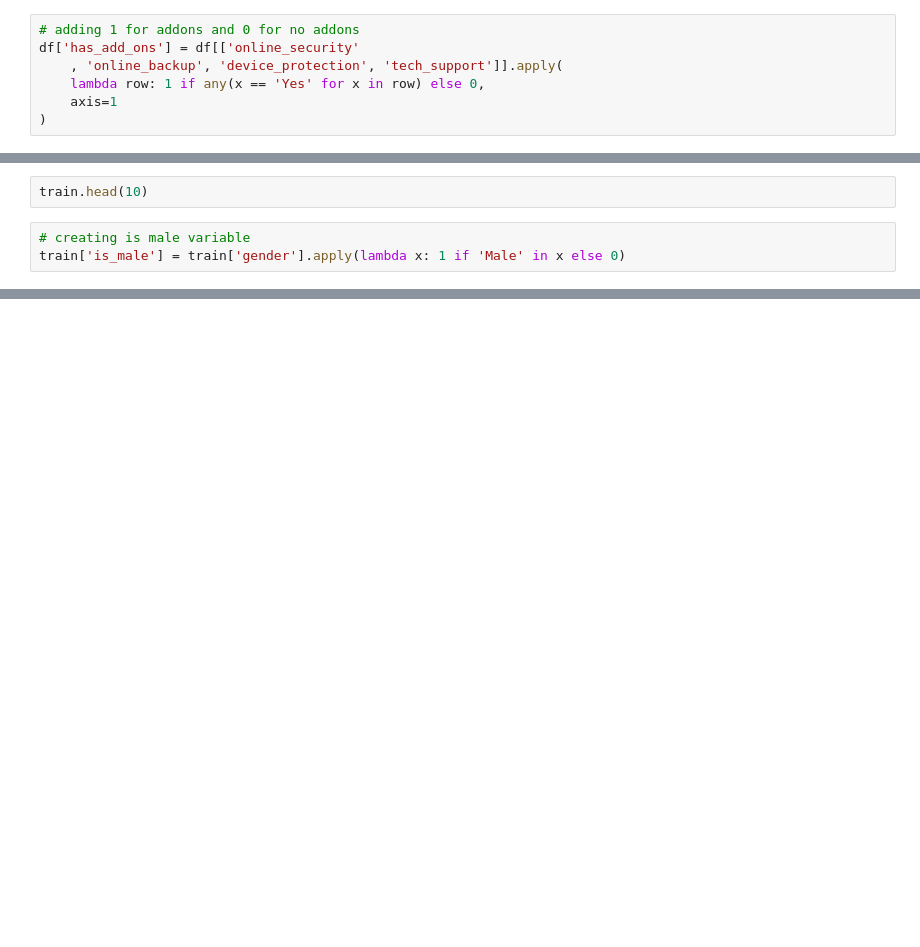
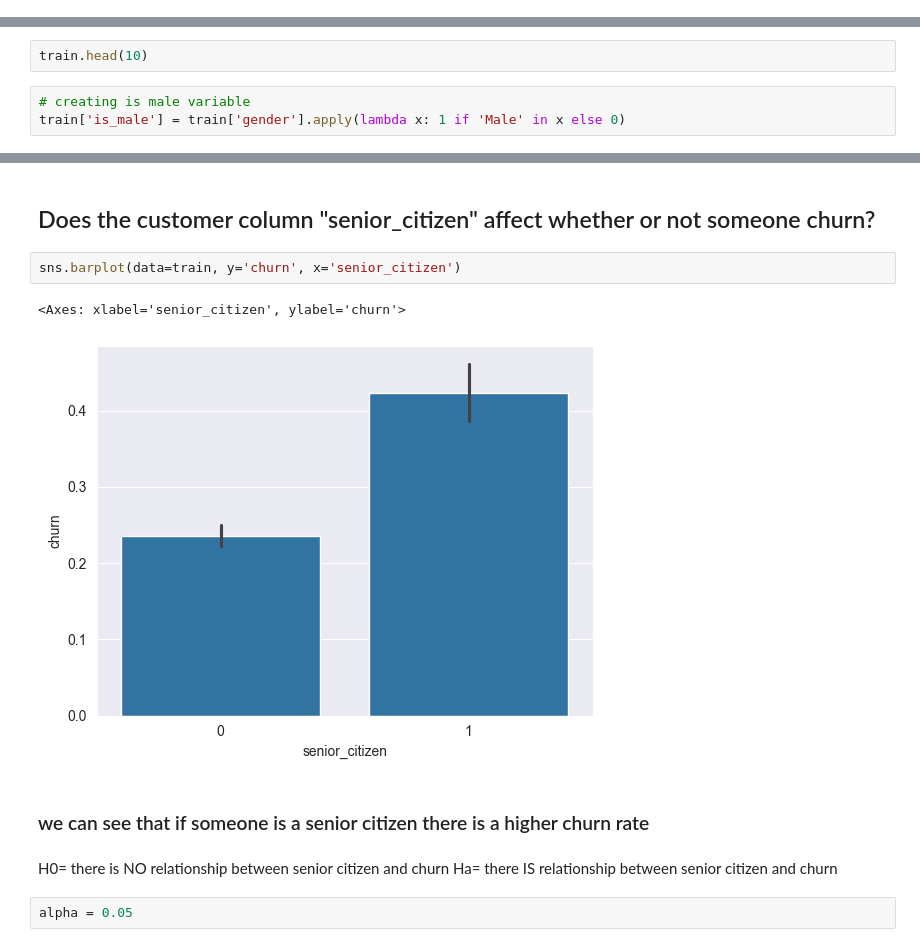
Before and after one commit to christopher-baez/classification-project, a Jupyter notebook: work_notebook.ipynb, the cells around one changed output, grey strips where cells are left out. Drawn from its saved outputs; the diff is of its cells as text; blank space fills up the shorter version.

```diff
--- a/work_notebook.ipynb
+++ b/work_notebook.ipynb
@@ -56,7 +62,0 @@ df.shape
-# %%
-# adding 1 for addons and 0 for no addons
-df['has_add_ons'] = df[['online_security'
-    , 'online_backup', 'device_protection', 'tech_support']].apply(
-    lambda row: 1 if any(x == 'Yes' for x in row) else 0,
-    axis=1
-)
@@ -154,0 +439,14 @@ train.total_charges.astype(float)
+# %% [markdown]
+## Does the customer column "senior_citizen" affect whether or not someone churn?
+# %%
+sns.barplot(data=train, y='churn', x='senior_citizen')
+# %% [output]
+<Axes: xlabel='senior_citizen', ylabel='churn'>
+[figure, added]
+# %% [markdown]
+### we can see that if someone is a senior citizen there is a higher churn rate
+# %% [markdown]
+H0= there is NO relationship between senior citizen and churn
+Ha= there IS relationship between senior citizen and churn
+# %%
+alpha = 0.05
```
Also changed, not shown: parts of 90 cells of this notebook, 5 other files.
